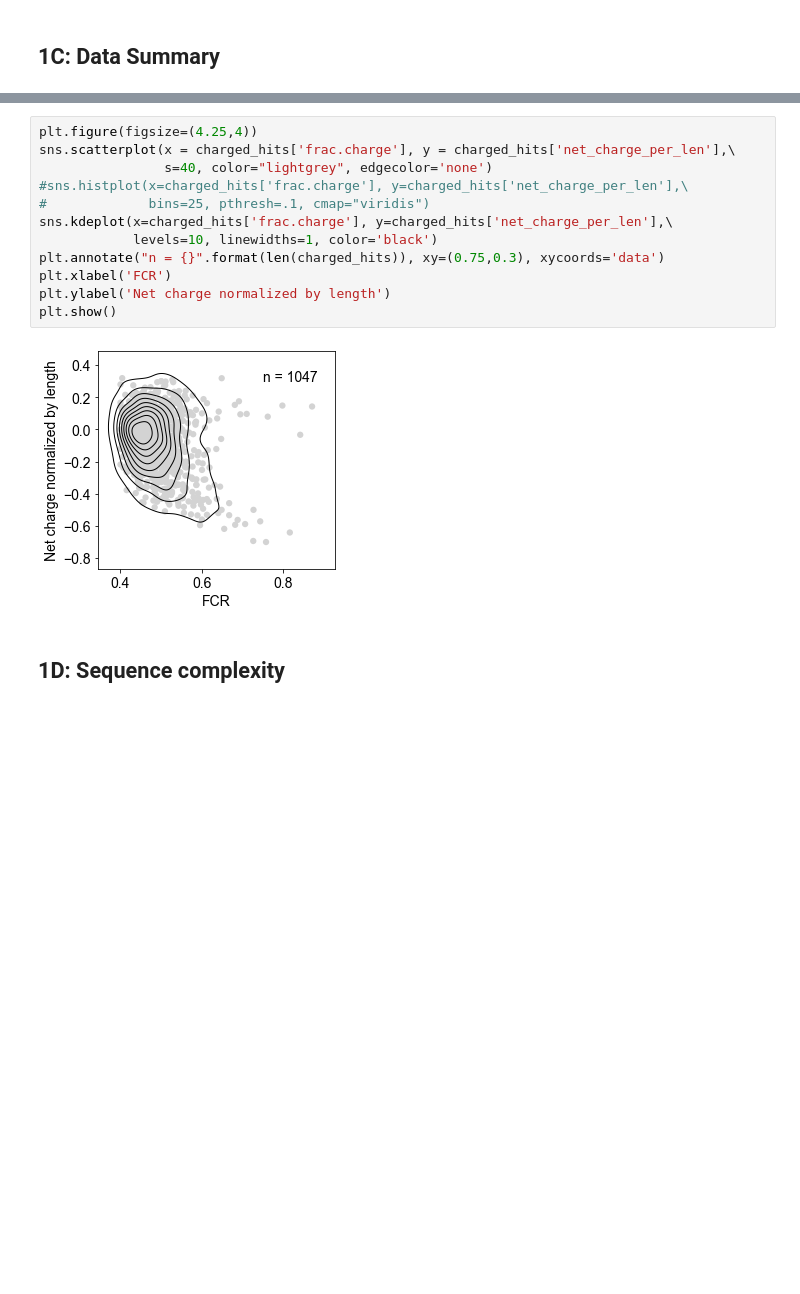
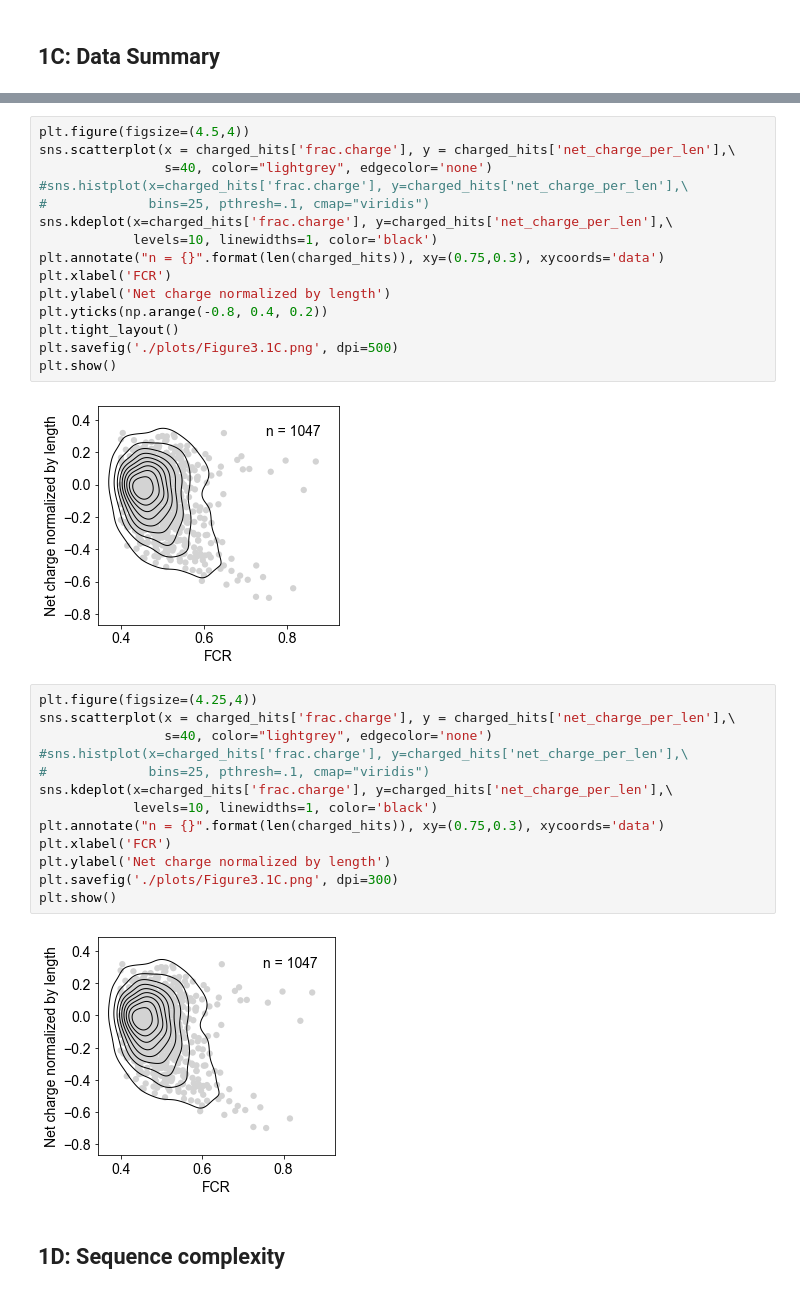
Before and after one commit to rosalindpan/hcrpaper, a Jupyter notebook: figures/Figure1.ipynb, the cells around one changed output, grey strips where cells are left out. Saved outputs shown, nothing was run; the diff lists cells and outputs as text; blank space fills up the shorter version.

```diff
--- a/figures/Figure1.ipynb
+++ b/figures/Figure1.ipynb
@@ -264,6 +269,23 @@ charged_hits.head()
 | 2 | YAL011W | SWC3 | 626 | 361 | 424 | KTAATEPEPKKADDENAEKQQSKEAKTTAESTQ... | 64 | 0.007812 | ... |
 | 3 | YAL011W | SWC3 | 626 | 470 | 525 | KSVVEFLEDTDEIIISWIVIHNSKEIEKFKTKK... | 56 | 0.000000 | ... |
 | 4 | YAL013W | DEP1 | 406 | 81 | 163 | TLTESLKRPHEDEKEAIDEAKKMKVPGENEDES... | 83 | 0.141633 | ... |
+# %%
+plt.figure(figsize=(4.5,4))
+sns.scatterplot(x = charged_hits['frac.charge'], y = charged_hits['net_charge_per_len'],\
+                s=40, color="lightgrey", edgecolor='none')
+#sns.histplot(x=charged_hits['frac.charge'], y=charged_hits['net_charge_per_len'],\
+#             bins=25, pthresh=.1, cmap="viridis")
+sns.kdeplot(x=charged_hits['frac.charge'], y=charged_hits['net_charge_per_len'],\
+            levels=10, linewidths=1, color='black')
+plt.annotate("n = {}".format(len(charged_hits)), xy=(0.75,0.3), xycoords='data')
+plt.xlabel('FCR')
+plt.ylabel('Net charge normalized by length')
+plt.yticks(np.arange(-0.8, 0.4, 0.2))
+plt.tight_layout()
+plt.savefig('./plots/Figure3.1C.png', dpi=500)
+plt.show()
+# %% [output]
+[figure, added]
 # %%
 plt.figure(figsize=(4.25,4))
 sns.scatterplot(x = charged_hits['frac.charge'], y = charged_hits['net_charge_per_len'],\
@@ -275,6 +297,7 @@ sns.kdeplot(x=charged_hits['frac.charge'], y=charged_hits['net_charge_per_len'],
 plt.annotate("n = {}".format(len(charged_hits)), xy=(0.75,0.3), xycoords='data')
 plt.xlabel('FCR')
 plt.ylabel('Net charge normalized by length')
+plt.savefig('./plots/Figure3.1C.png', dpi=300)
 plt.show()
 # %% [output]
 [figure]
```
Also changed, not shown: parts of 6 cells of this notebook, 35 other files.
